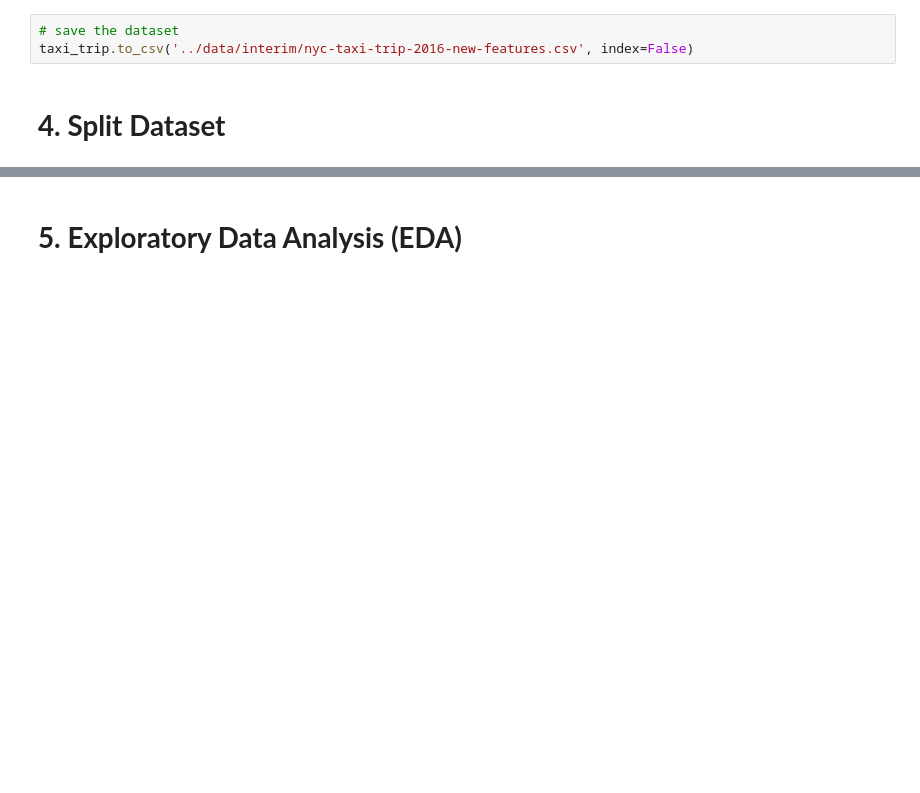
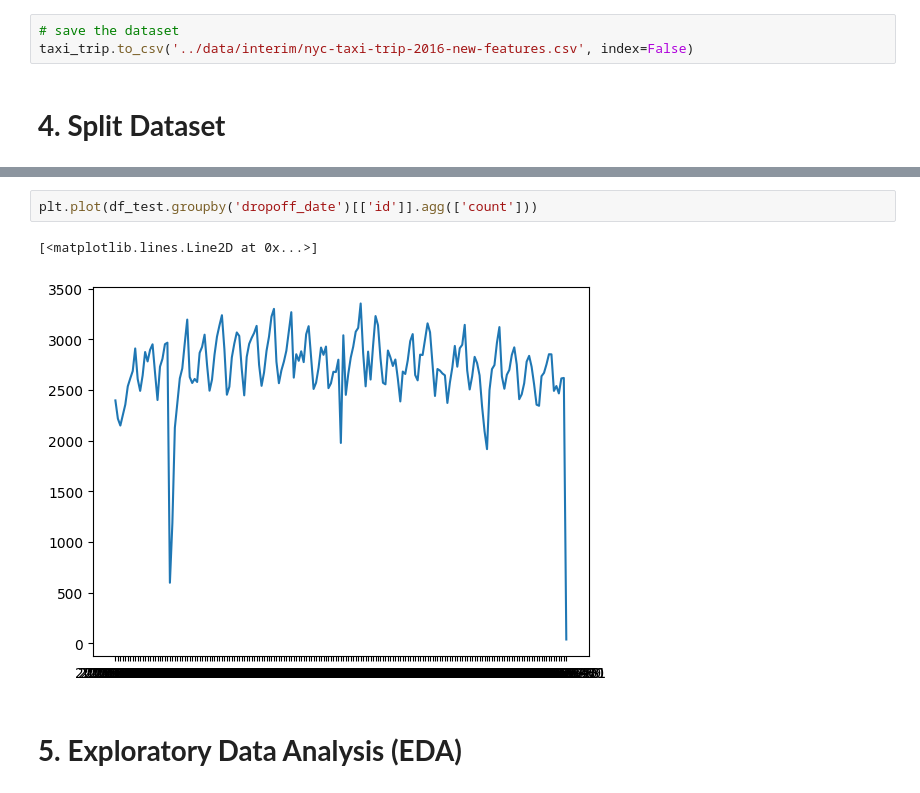
Before and after one commit to marcosbenicio/taxi-trip-regression, a Jupyter notebook: notebooks/taxi-trip-duration copy.ipynb, the cells around one changed output, grey strips where cells are left out. Cells and saved outputs as stored; diff of their text form; blank space fills up the shorter version.

```diff
--- a/notebooks/taxi-trip-duration copy.ipynb
+++ b/notebooks/taxi-trip-duration copy.ipynb
@@ -1119,3 +1176,8 @@ plt.show()
+# %%
+plt.plot(df_test.groupby('dropoff_date')[['id']].agg(['count']))
+# %% [output]
+[<matplotlib.lines.Line2D at 0x...>]
+[figure, added]
 # %% [markdown]
 # **5. Exploratory Data Analysis (EDA)**
 # %% [markdown]
```
Also changed, not shown: parts of 15 cells of this notebook.
